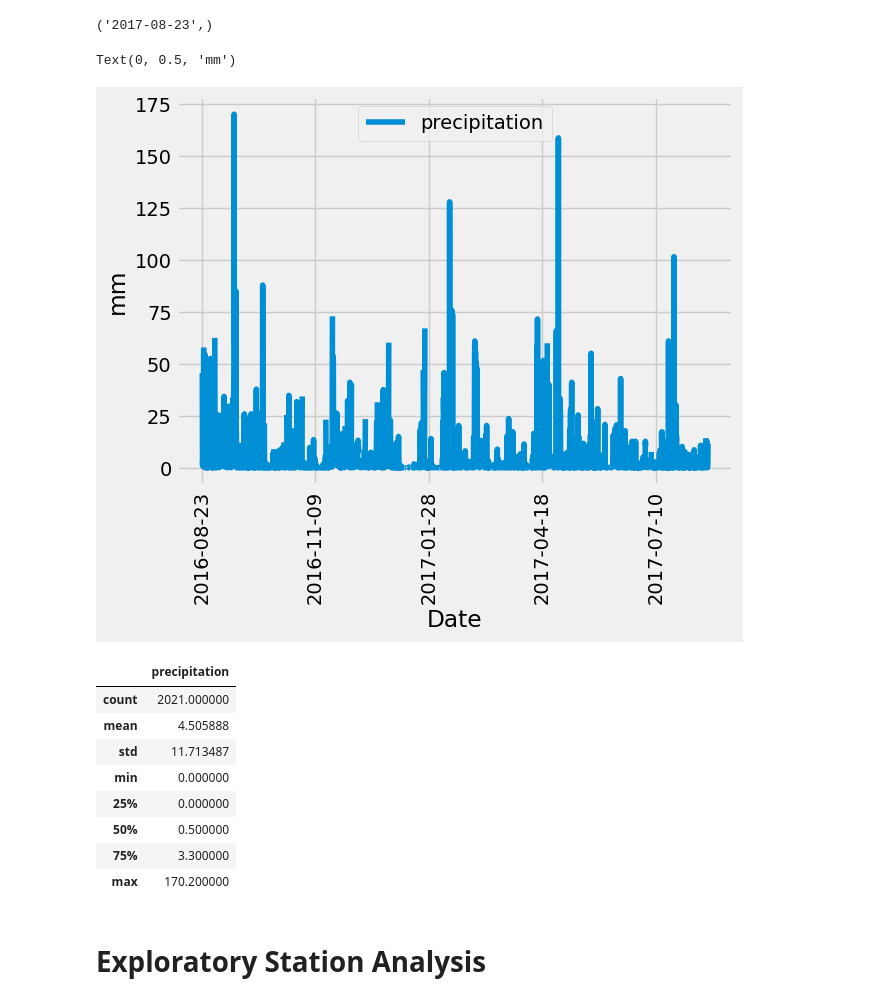
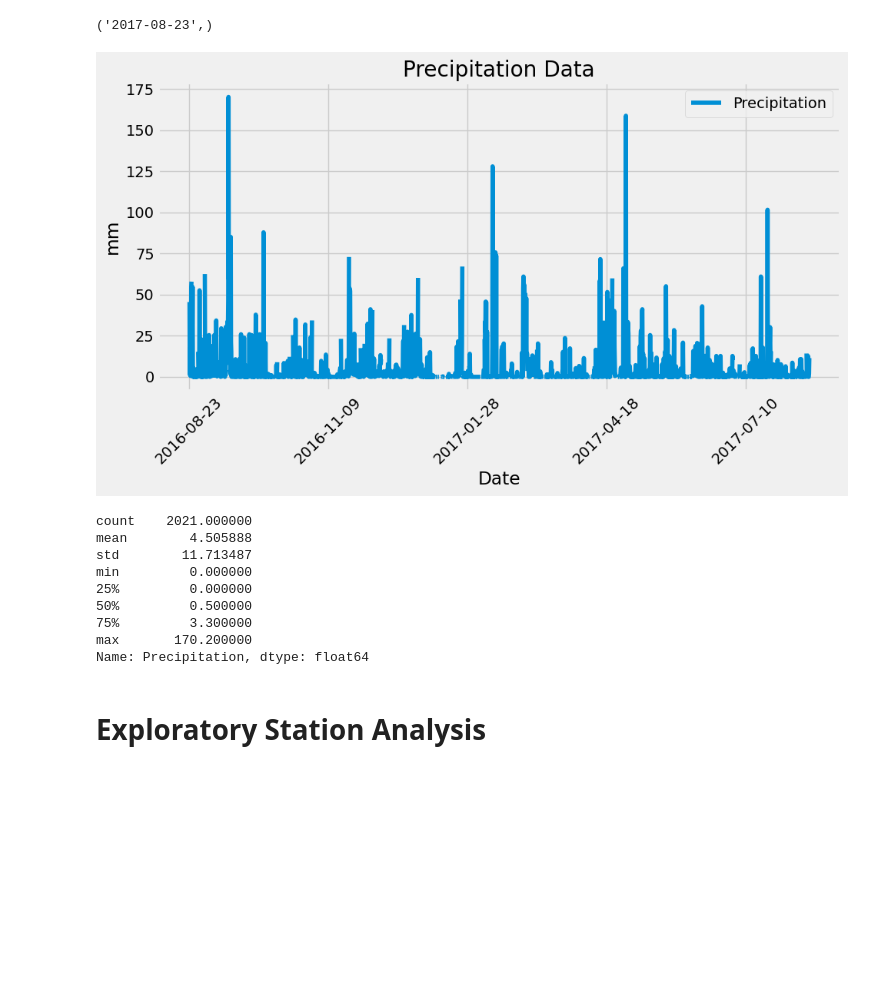
Before and after one commit to jradford1/sqlalchemy-challenge, a Jupyter notebook: climate_starter.ipynb, the cells around one changed output. Drawn from its saved outputs; the diff is of its cells as text; code cells hidden in the pictures; blank space fills up the shorter version.

```diff
--- a/climate_starter.ipynb
+++ b/climate_starter.ipynb
@@ -30,8 +31,12 @@ Base.prepare(autoload_with=engine)
 # %%
 # Assign the measurement class to a variable called `Measurement` and
 # assign the station class to a variable called `Station`
+Measurement = Base.classes.measurement
+
+Station = Base.classes.station
 # %%
 # Create a session
+session = Session(engine)
 # %% [markdown]
 # Exploratory Precipitation Analysis
 # %%
@@ -39,37 +45,53 @@ Base.prepare(autoload_with=engine)
 # %% [output]
 ('2017-08-23',)
 # %%
+import datetime as dt
+from datetime import datetime, timedelta
 # Design a query to retrieve the last 12 months of precipitation data and plot the results.
 # Starting from the most recent data point in the database.
-
+most_recent_date = session.query(Measurement.date).order_by(Measurement.date.desc()).first()
 # Calculate the date one year from the last date in data set.
 
+#Converting the most recent date string to a datetime object
+most_recent_date = datetime.strptime(most_recent_date.date, '%Y-%m-%d').date()
+
+year_prior = most_recent_date - timedelta(days=365)
 
 # Perform a query to retrieve the data and precipitation scores
-
+precipitation_data = session.query(Measurement.date, Measurement.prcp)\
+    .filter(Measurement.date >= year_prior, Measurement.date <= most_recent_date)\
+    .all()
 
 # Save the query results as a Pandas DataFrame. Explicitly set the column names
-
+precipitation_df = pd.DataFrame(precipitation_data, columns=['Date', 'Precipitation'])
 
 # Sort the dataframe by date
-
+precipitation_df_sorted = precipitation_df.sort_values(by='Date')
 
 # Use Pandas Plotting with Matplotlib to plot the data
+precipitation_df_sorted.plot(x='Date', y='Precipitation', figsize=(10,6))
+plt.title('Precipitation Data')
+plt.xlabel('Date')
+plt.ylabel('mm')
+plt.xticks(rotation = 45)
+plt.tight_layout()
+plt.show()
 # %% [output]
-Text(0, 0.5, 'mm')
-[figure, old version]
+[figure, new version]
 # %%
 # Use Pandas to calculate the summary statistics for the precipitation data
+summary_stats = precipitation_df_sorted['Precipitation'].describe()
+print(summary_stats)
 # %% [output]
-|  | precipitation |
-| count | 2021.000000 |
-| mean | 4.505888 |
-| std | 11.713487 |
-| min | 0.000000 |
-| 25% | 0.000000 |
-| 50% | 0.500000 |
-| 75% | 3.300000 |
-| max | 170.200000 |
+count    2021.000000
+mean        4.505888
+std        11.713487
+min         0.000000
+25%         0.000000
+50%         0.500000
+75%         3.300000
+max       170.200000
+Name: Precipitation, dtype: float64
 # %% [markdown]
 # Exploratory Station Analysis
 # %%
```
Also changed, not shown: parts of 9 cells of this notebook.
